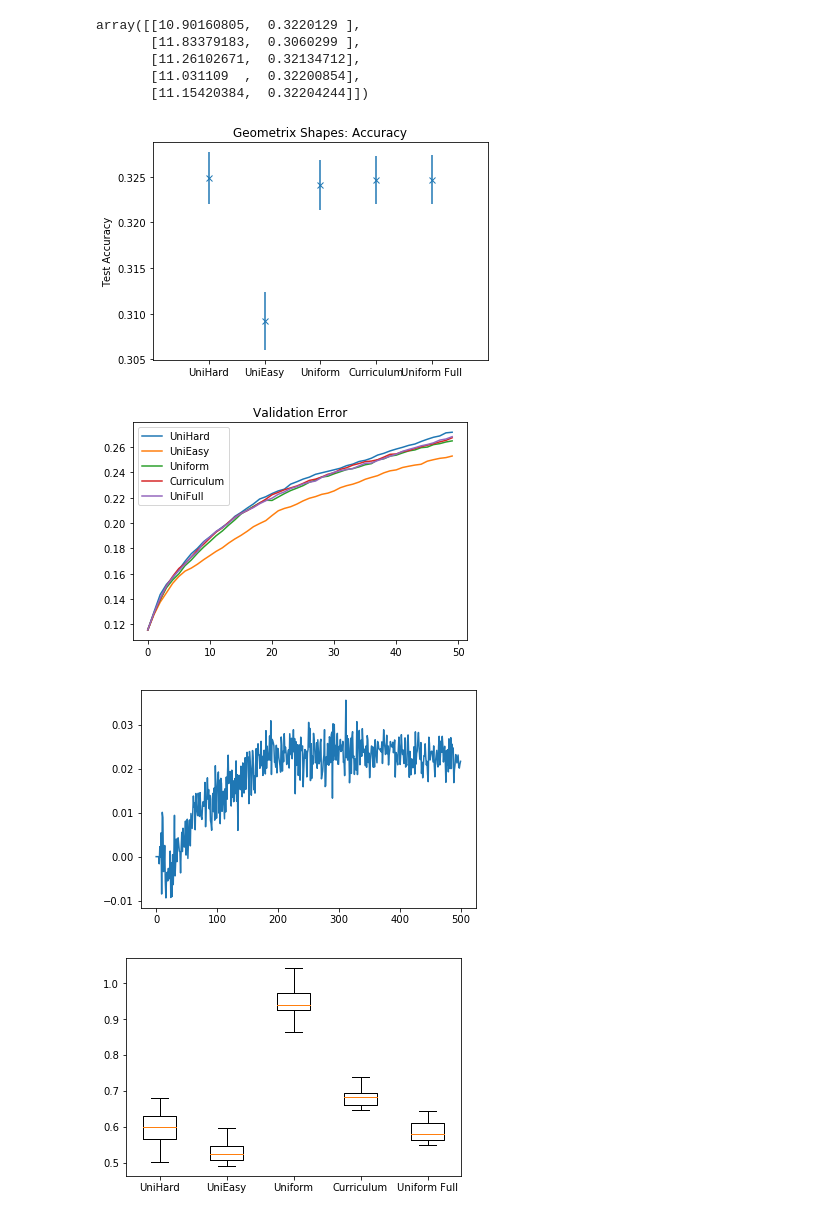
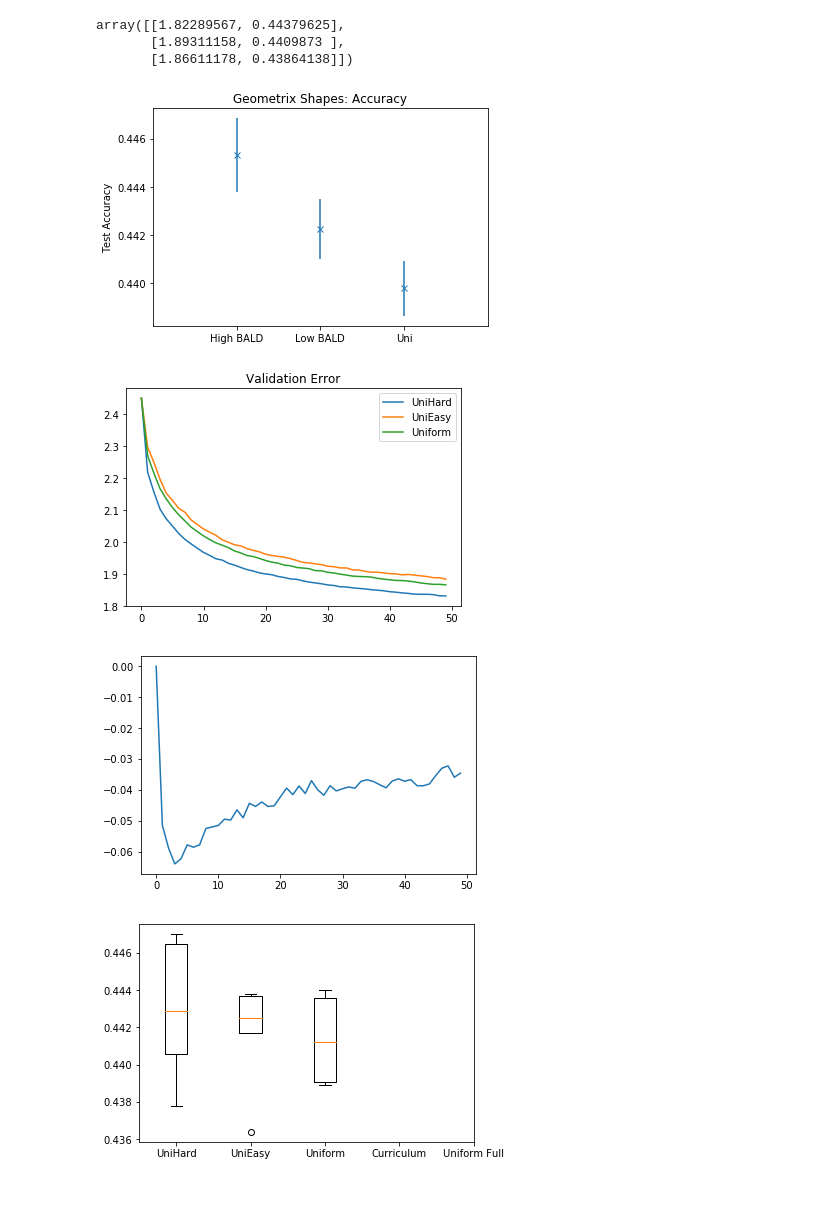
Before and after one commit to imcwilliam/Active_Learning_Project, a Jupyter notebook: CIFAR Analysis.ipynb, the cells around one changed output. Drawn from its saved outputs; the diff is of its cells as text; code cells hidden in the pictures.

```diff
--- a/CIFAR Analysis.ipynb
+++ b/CIFAR Analysis.ipynb
@@ -1,7 +1,7 @@
 # %%
 import numpy as np
-TestPerf = np.load("Test_Performance_CIFAR_FF.npy")
-ValError = np.load("Val_Acc_Record.npy")
+TestPerf = np.load("Test_Performance_CIFAR_FF_10.npy")
+ValError = np.load("Val_Error_Record_CIFAR_FF_10.npy")
 # %%
 this = np.sum(np.sum(TestPerf,axis=0),axis=0)
 NumComplete = 0
@@ -35,22 +31,20 @@ array([[11.16373399,  0.32769708],
 # %%
 TestPerf_Mean - TestPerf_StE
 # %% [output]
-array([[10.90160805,  0.3220129 ],
-       [11.83379183,  0.3060299 ],
-       [11.26102671,  0.32134712],
-       [11.031109  ,  0.32200854],
-       [11.15420384,  0.32204244]])
+array([[1.82289567, 0.44379625],
+       [1.89311158, 0.4409873 ],
+       [1.86611178, 0.43864138]])
 # %%
 import matplotlib.pyplot as plt
 
 flag = 1
 
-labels = ['Hard','Easy','Uni','Curriculum']
-plt.errorbar(np.array([1,2,3,4,5],dtype=int),TestPerf_Mean[:,flag],yerr = TestPerf_StE[:,flag],marker ='x',linestyle='none')
-my_xticks = ['UniHard','UniEasy','Uniform','Curriculum','Uniform Full']
-plt.xticks(np.array([1,2,3,4,5],dtype=int), my_xticks)
+plt.errorbar(np.array([1,2,3],dtype=int),TestPerf_Mean[:,flag],yerr = TestPerf_StE[:,flag],marker ='x',linestyle='none')
+my_xticks = ['High BALD','Low BALD','Uni']
+plt.xticks(np.array([1,2,3],dtype=int), my_xticks)
 thisplot = plt.gca()
-thisplot.set_xlim(0,6)
+thisplot.set_xlim(0,4)
+# thisplot.set_ylim(0.435,0.45)
 if flag == 0:
     thisplot.set_title('Geometrix Shapes: Error')
     thisplot.set_ylabel('Test Cross-Entropy')
@@ -60,28 +54,28 @@ else:
 
 plt.show()
 # %% [output]
-[figure, old version]
+[figure, new version]
 # %%
-plt.plot(np.mean(ValError[0:50,:,:],axis=2))
-plt.legend(['UniHard','UniEasy','Uniform','Curriculum','UniFull'],loc='best')
+plt.plot(np.mean(ValError,axis=2))
+plt.legend(['UniHard','UniEasy','Uniform'],loc='best')
 thisplot = plt.gca()
 thisplot.set_title('Validation Error')
 plt.show()
 # %% [output]
-[figure, old version]
+[figure, new version]
 # %%
 Diff = np.mean(ValError[:,0,:],axis=1) - np.mean(ValError[:,-1,:],axis=1)
 plt.plot(Diff)
 plt.show()
 # %% [output]
-[figure, old version]
+[figure, new version]
 # %%
 import matplotlib.pyplot as plt
 fig, ax = plt.subplots()
-data = TestPerf[:,0,:]
+data = TestPerf[:,1,:]
 ax.boxplot(data.T)
 my_xticks =['UniHard','UniEasy','Uniform','Curriculum','Uniform Full']
 plt.xticks(np.array([1,2,3,4,5],dtype=int), my_xticks)
 plt.show()
 # %% [output]
-[figure, old version]
+[figure, new version]
```
Also changed, not shown: parts of 3 cells of this notebook, 47 other files.
